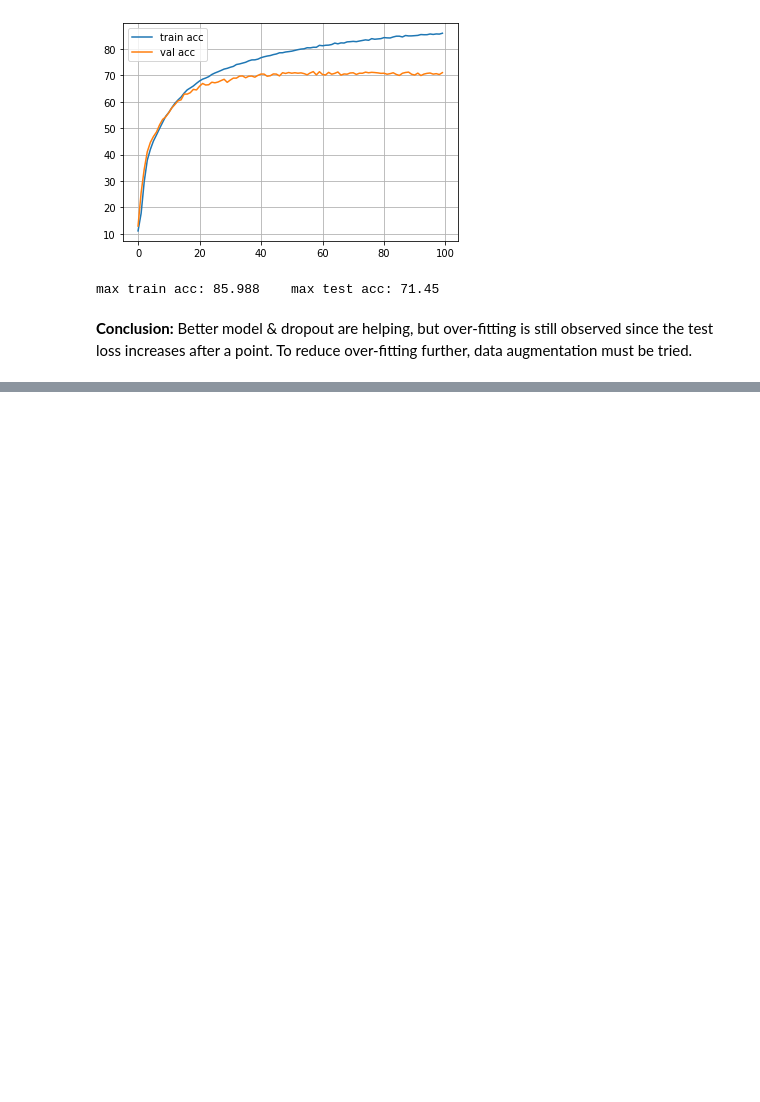
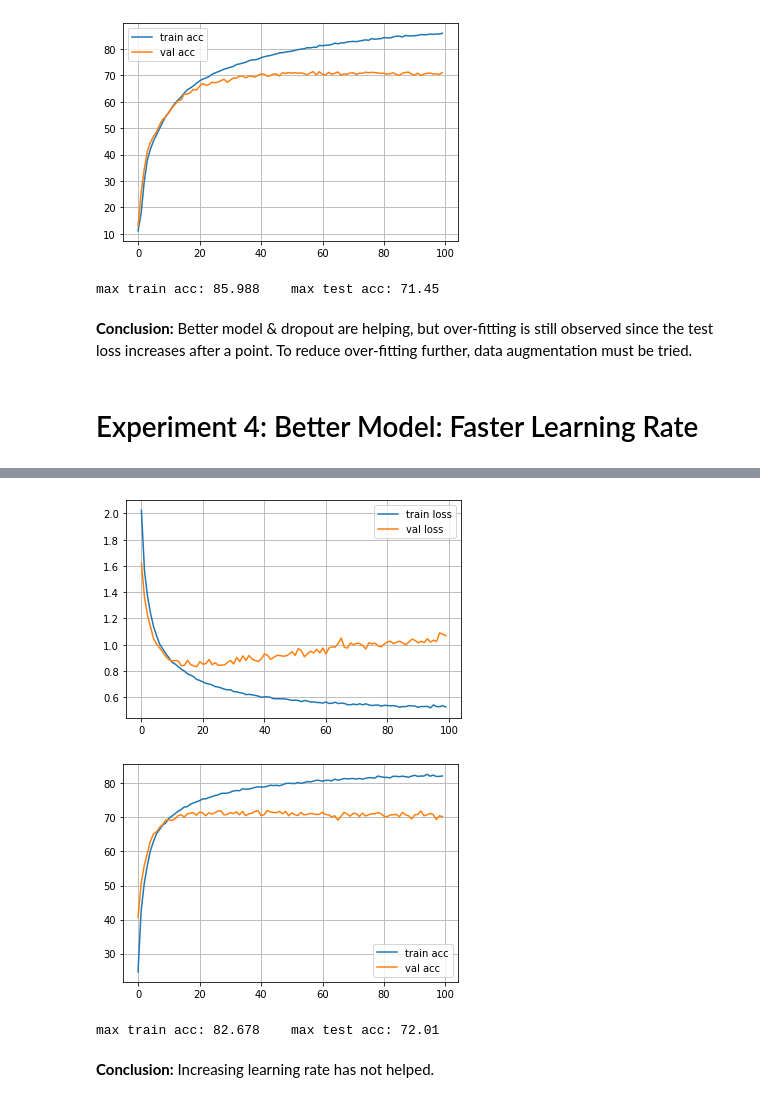
Before and after one commit to sandeeppalakkal/ML_Datascience_Practice, a Jupyter notebook: CIFAR10_Experiments.ipynb, the cells around one changed output, grey strips where cells are left out. Cells and saved outputs as stored; diff of their text form; code cells hidden in the pictures; blank space fills up the shorter version.

```diff
--- a/CIFAR10_Experiments.ipynb
+++ b/CIFAR10_Experiments.ipynb
@@ -14,8 +14,9 @@ def get_cifar10(transform=None):
   classes = ('plane', 'car', 'bird', 'cat', 'deer', 'dog', 'frog', 'horse', 'ship', 'truck')
   return trainset, valset, classes
 # %%
-def dataloader(batch_size):
-  transform = transforms.Compose([transforms.ToTensor(), transforms.Normalize(3*[0.5], 3*[0.5])])
+def dataloader(batch_size, transform=None):
+  if transform == None:
+    transform = transforms.Compose([transforms.ToTensor(), transforms.Normalize(3*[0.5], 3*[0.5])])
   trainset,valset, classes = get_cifar10(transform)
   train_loader = torch.utils.data.DataLoader(trainset, batch_size=batch_size, shuffle=True, num_workers=2)
   val_loader = torch.utils.data.DataLoader(valset, batch_size=batch_size, num_workers=2)
@@ -319,3 +327,34 @@ Finished Training
 max train acc: 85.988    max test acc: 71.45
 # %% [markdown]
 **Conclusion:** Better model & dropout are helping, but over-fitting is still observed since the test loss increases after a point. To reduce over-fitting further, data augmentation must be tried.
+# %% [markdown]
+# Experiment 4: Better Model: Faster Learning Rate
+# %%
+# choose gpu if available
+device = torch.device('cuda:0' if torch.cuda.is_available() else 'cpu')
+
+lr = 0.005
+momentum = 0.9
+batch_size = 32
+n_epochs = 100
+
+# Data loader
+train_loader,val_loader,classes = dataloader(batch_size)
+
+# define network for training
+net = Net3().to(device)
+
+# Loss function & optimizer
+import torch.optim as optim
+criterion = nn.CrossEntropyLoss()
+optimizer = optim.SGD(net.parameters(), lr=lr, momentum = momentum)
+
+# train
+net, losses, acc, val_losses, val_acc = train(train_loader,val_loader,net,n_epochs,criterion,optimizer,device)
+
+# plot loss
+plot_losses(losses, val_losses, acc, val_acc)
+
+# accuracy
+print(f'max train acc: {max(acc)}\t max test acc: {max(val_acc)}')
+# %% [output]
@@ -321,0 +378,5 @@ max train acc: 85.988    max test acc: 71.45
+[figure, added]
+[figure, added]
+max train acc: 82.678    max test acc: 72.01
+# %% [markdown]
+**Conclusion:** Increasing learning rate has not helped.
```
Also changed, not shown: parts of 3 cells of this notebook.
